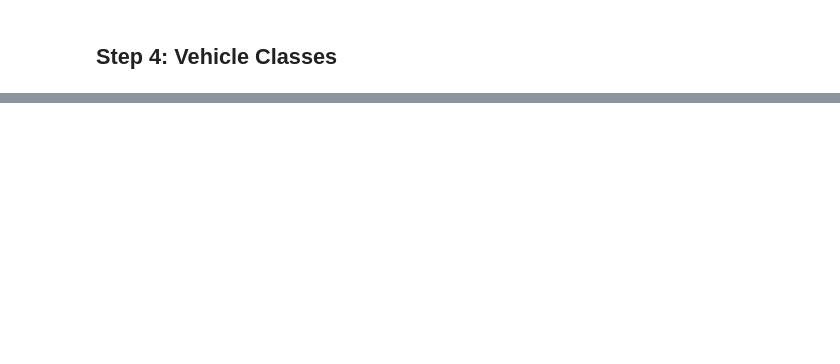
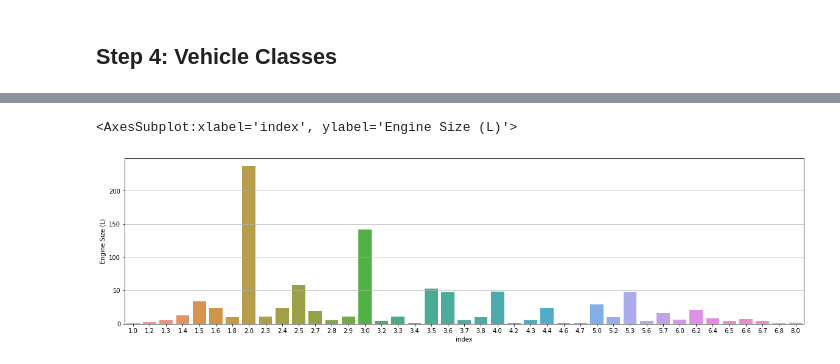
Before and after one commit to JohannesBeneke/EDA-Vehicle-Emissions, a Jupyter notebook: eda_emissions.ipynb, the cells around one changed output, grey strips where cells are left out. Cells and saved outputs as stored; diff of their text form; code cells hidden in the pictures; blank space fills up the shorter version.

```diff
--- a/eda_emissions.ipynb
+++ b/eda_emissions.ipynb
@@ -168,0 +250,8 @@ On average, the vehicles by the car manufacturers 'Bugatti', 'Lamborghini' and '
+# %%
+enginesize_counts = df['Engine Size (L)'].value_counts().reset_index(drop=False)
+plt.figure(figsize=(20,5))
+plt.grid()
+sns.barplot(data=enginesize_counts, x=enginesize_counts['index'], y=enginesize_counts[enginesize_counts.columns[1]])
+# %% [output]
+<AxesSubplot:xlabel='index', ylabel='Engine Size (L)'>
+[figure, added]
```
Also changed, not shown: parts of 24 cells of this notebook.
